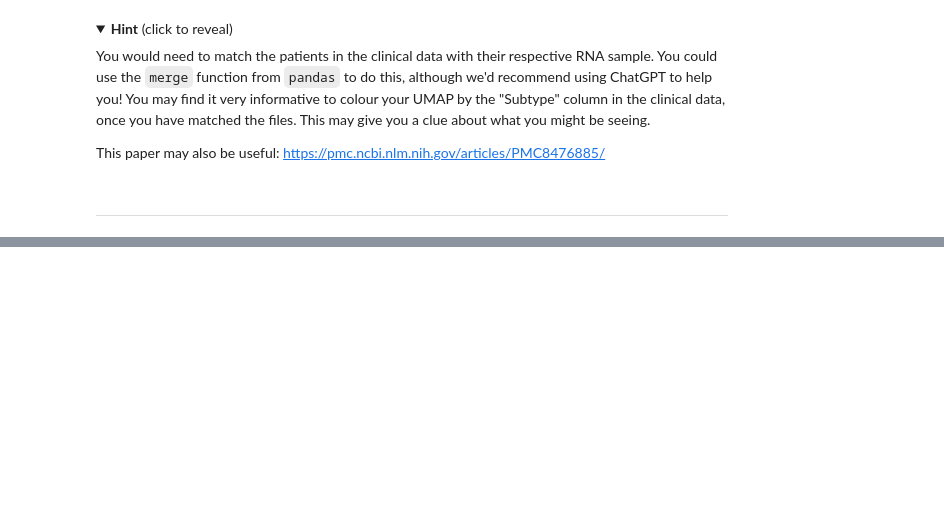
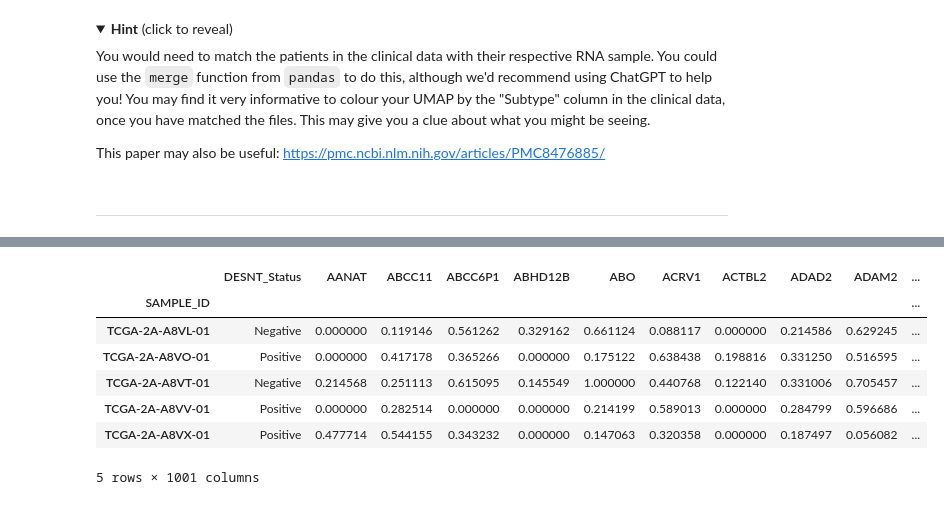
Before and after one commit to griffinfarrow/ML_for_Biomarker_Discovery, a Jupyter notebook: practical_exercises.ipynb, the cells around one changed output, grey strips where cells are left out. Cells and saved outputs as stored; diff of their text form; code cells hidden in the pictures; folded sections open; blank space fills up the shorter version.

```diff
--- a/practical_exercises.ipynb
+++ b/practical_exercises.ipynb
@@ -748,0 +1037,16 @@ This paper may also be useful: https://pmc.ncbi.nlm.nih.gov/articles/PMC8476885/
+# %%
+## write your code here
+
+import pandas as pd
+
+df = pd.read_csv("data/desnt_dataset.csv", sep=",", index_col="SAMPLE_ID")
+df.head()
+# %% [output]
+|  | DESNT_Status | AANAT | ABCC11 | ABCC6P1 | ABHD12B | ABO | ACRV1 | ACTBL2 | ADAD2 | ADAM2 | ... |
+| SAMPLE_ID |  |  |  |  |  |  |  |  |  |  | ... |
+| TCGA-2A-A8VL-01 | Negative | 0.000000 | 0.119146 | 0.561262 | 0.329162 | 0.661124 | 0.088117 | 0.000000 | 0.214586 | 0.629245 | ... |
+| TCGA-2A-A8VO-01 | Positive | 0.000000 | 0.417178 | 0.365266 | 0.000000 | 0.175122 | 0.638438 | 0.198816 | 0.331250 | 0.516595 | ... |
+| TCGA-2A-A8VT-01 | Negative | 0.214568 | 0.251113 | 0.615095 | 0.145549 | 1.000000 | 0.440768 | 0.122140 | 0.331006 | 0.705457 | ... |
+| TCGA-2A-A8VV-01 | Positive | 0.000000 | 0.282514 | 0.000000 | 0.000000 | 0.214199 | 0.589013 | 0.000000 | 0.284799 | 0.596686 | ... |
+| TCGA-2A-A8VX-01 | Positive | 0.477714 | 0.544155 | 0.343232 | 0.000000 | 0.147063 | 0.320358 | 0.000000 | 0.187497 | 0.056082 | ... |
+5 rows × 1001 columns
```
Also changed, not shown: parts of 45 cells of this notebook.
